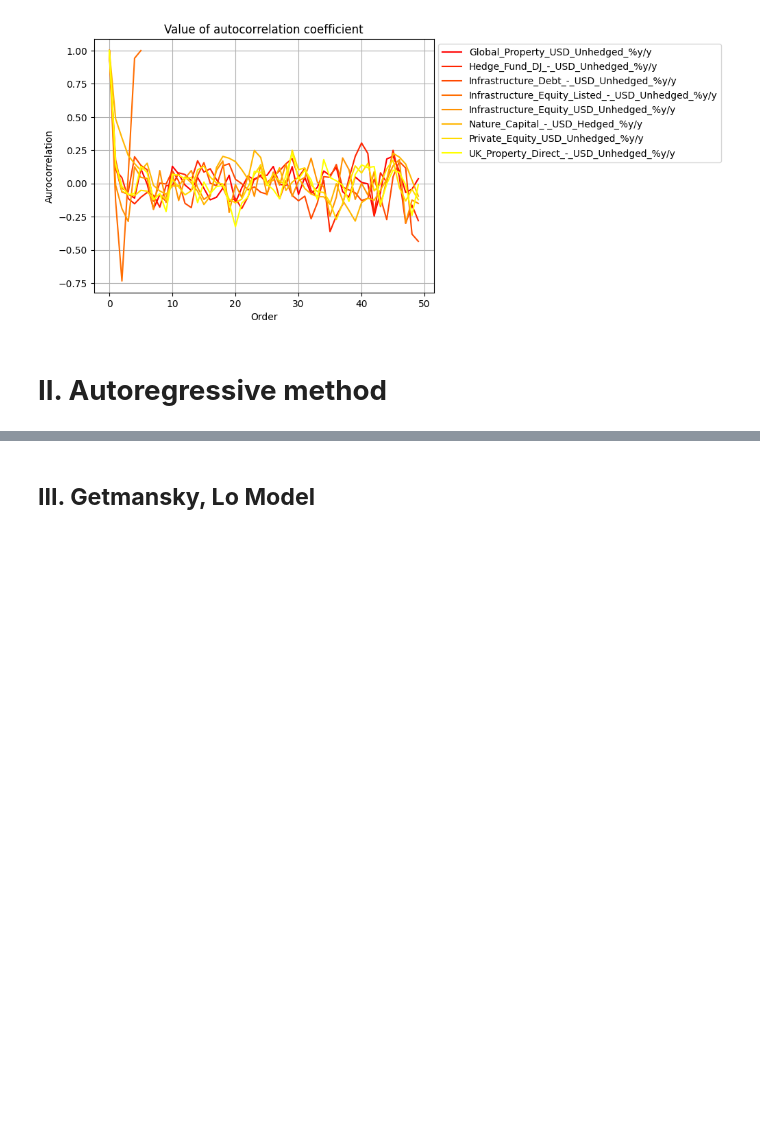
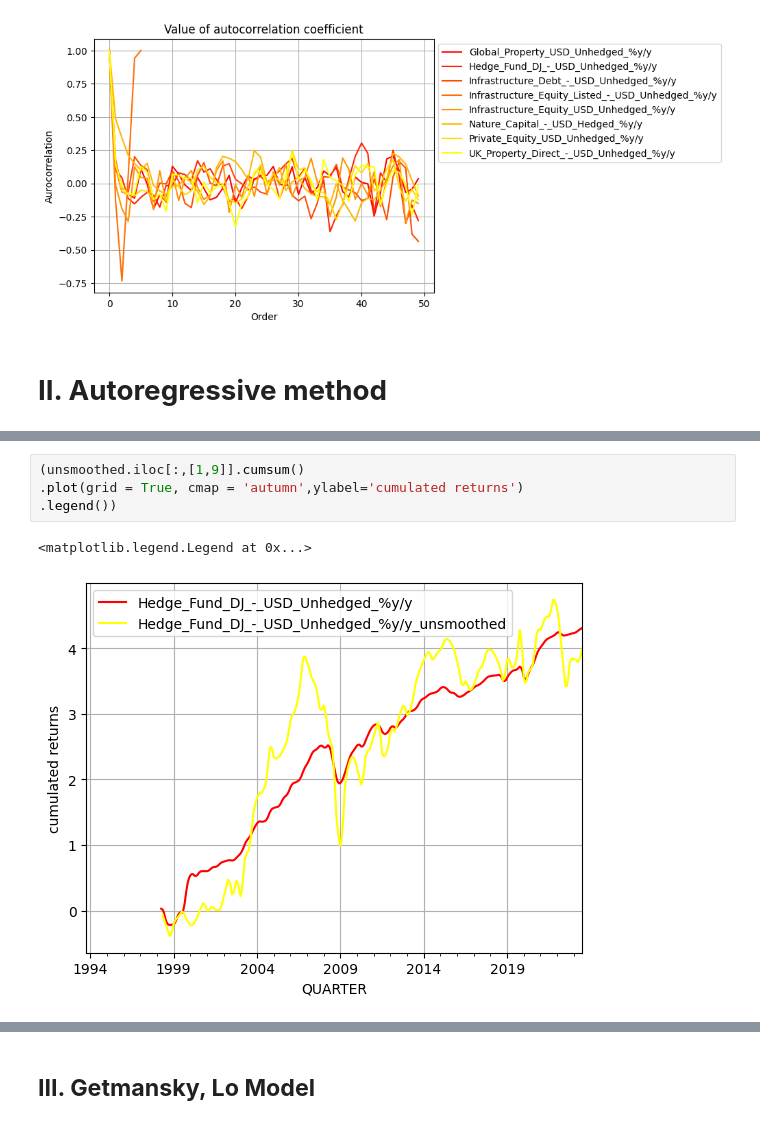
Before and after one commit to Perann/STAT_APP, a Jupyter notebook: main.ipynb, the cells around one changed output, grey strips where cells are left out. Cells and saved outputs as stored; diff of their text form; blank space fills up the shorter version.

```diff
--- a/main.ipynb
+++ b/main.ipynb
@@ -94,0 +130,7 @@ serial_correlation = pd.DataFrame({name:  [alternative_data[name].dropna().autoc
+# %%
+(unsmoothed.iloc[:,[1,9]].cumsum()
+.plot(grid = True, cmap = 'autumn',ylabel='cumulated returns')
+.legend())
+# %% [output]
+<matplotlib.legend.Legend at 0x...>
+[figure, added]
```
Also changed, not shown: parts of 8 cells of this notebook, 1 other file.
